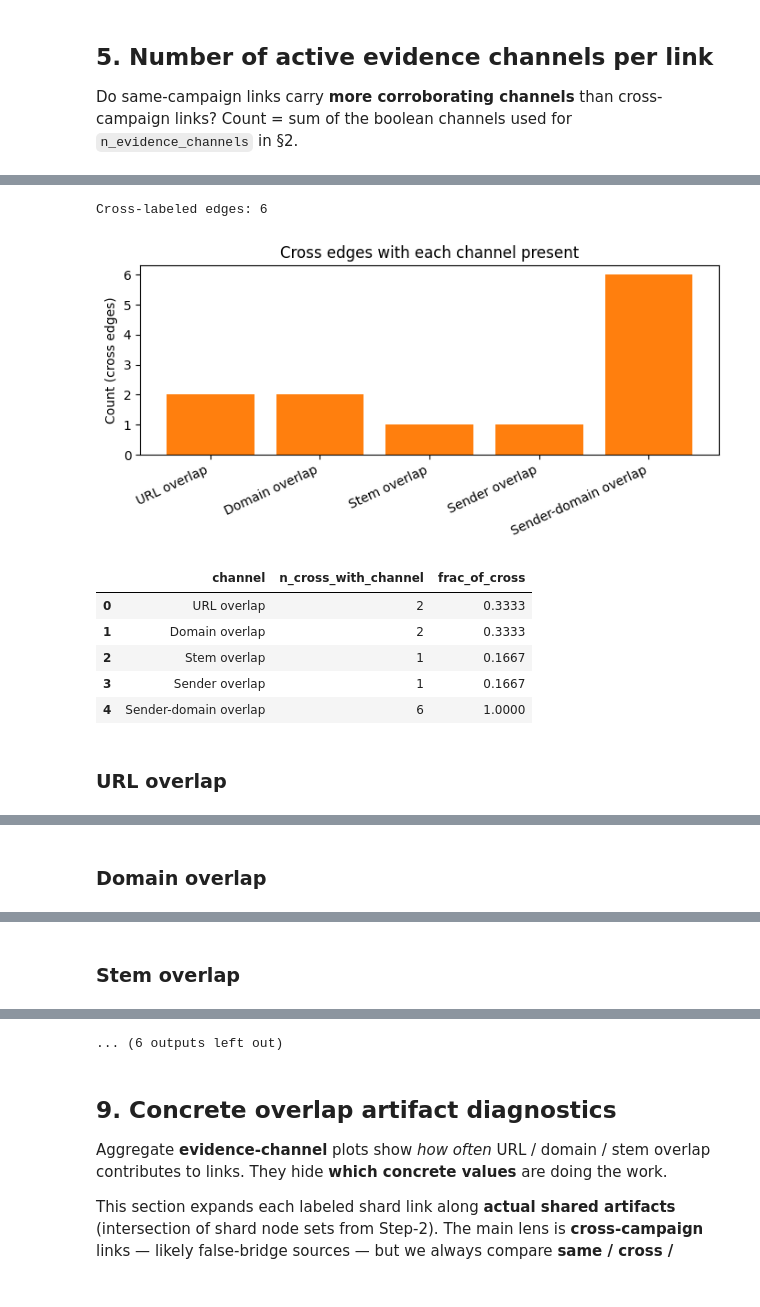
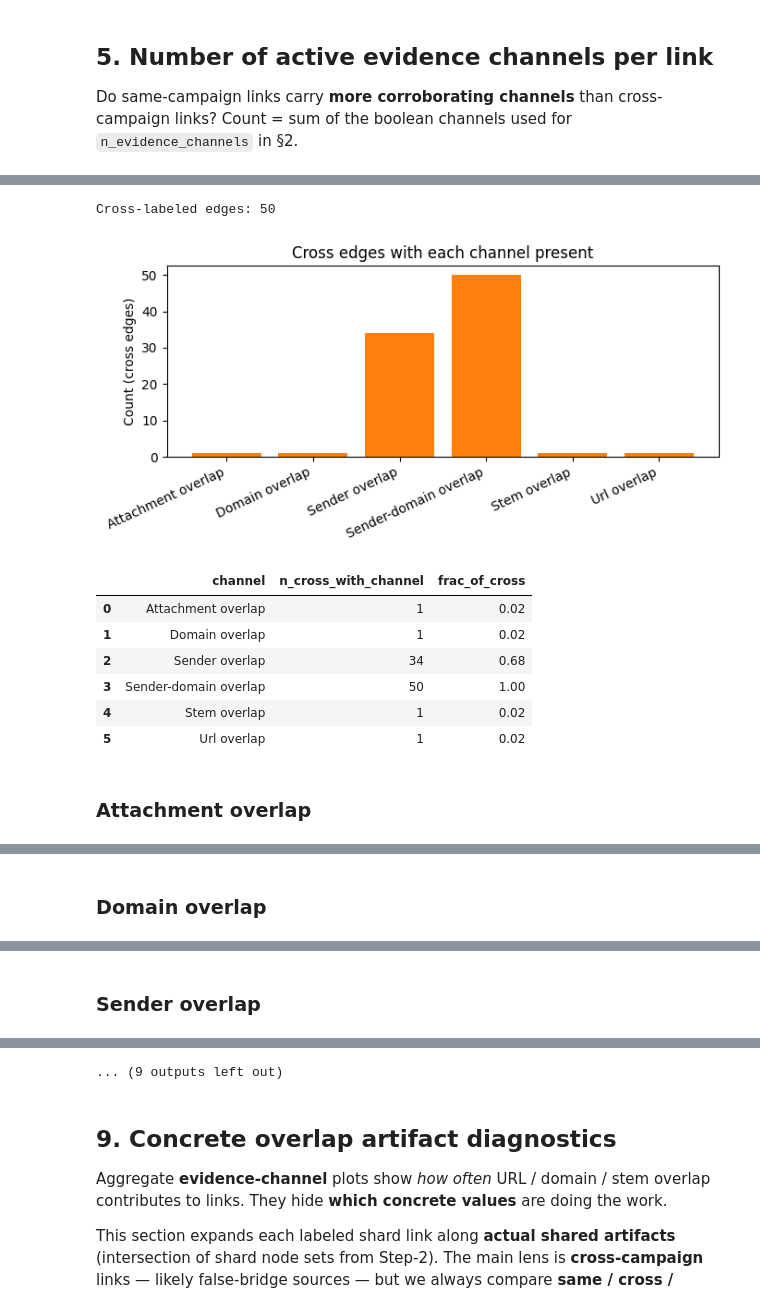
Before and after one commit to DeLyXHardiee/GNN-Campaign-Detection, a Jupyter notebook: analysis/semantic_shard_oracle_headroom_analysis.ipynb, the cells around one changed output, grey strips where cells are left out. Cells and saved outputs as stored; diff of their text form; code cells hidden in the pictures.

```diff
--- a/analysis/semantic_shard_oracle_headroom_analysis.ipynb
+++ b/analysis/semantic_shard_oracle_headroom_analysis.ipynb
@@ -26,7 +26,7 @@ if str(PROJECT_ROOT) not in sys.path:
 
 STEP1_ASSIGNMENTS = PROJECT_ROOT / "analysis" / "output" / "semantic_shard_step1" / "semantic_shard_step1_assignments.csv"
 STEP2_DIR = PROJECT_ROOT / "analysis" / "output" / "semantic_shard_step2_graph"
-GT_JSON = PROJECT_ROOT / "data" / "groundtruth" / "ground_truth.json"
+GT_JSON = PROJECT_ROOT / "data" / "groundtruth" / "ground_truth_merged.json"
 
 OUT_DIR = PROJECT_ROOT / "analysis" / "output" / "semantic_shard_oracle_headroom"
 OUT_DIR.mkdir(parents=True, exist_ok=True)
@@ -37,8 +37,6 @@ ORACLE_PURITY_THRESHOLD = 1.0
 COLOR_SAME = "#1f77b4"
 COLOR_CROSS = "#ff7f0e"
 COLOR_AMBIG = "#7f7f7f"
-COLOR_HSLI = "#9467bd"
-COLOR_NON_HSLI = "#bcbd22"
 # %%
 from IPython.display import Markdown, display
 
@@ -316,9 +259,6 @@ else:
         plt.show()
 
     plot_grouped(labeled, "Evidence channels: same vs cross (all labeled same/cross)")
-    hs = labeled[labeled["is_hsli"]]
-    if len(hs) > 0:
-        plot_grouped(hs, "Evidence channels: same vs cross (HS-LI only)")
     diff_vals = [
         frac_active(labeled[labeled["link_label"] == "same"], c)
         - frac_active(labeled[labeled["link_label"] == "cross"], c)
@@ -563,7 +411,7 @@ else:
     plt.show()
     display(ch_summary.round(4))
 
-for spec in CROSS_EDGE_CHANNEL_INSPECTION_SPECS:
+for spec in infer_cross_edge_channel_specs(edge_cross):
     display(Markdown(f"### {spec['title']}"))
     if spec["has_col"] not in edge_cross.columns:
         display(Markdown(f"_Skipping — column `{spec['has_col']}` not present._"))
@@ -586,41 +434,42 @@ for spec in CROSS_EDGE_CHANNEL_INSPECTION_SPECS:
         continue
     num_cols = [c for c in tab.columns if c not in _TEXT_PREVIEW_COLS]
     show = tab.copy()
     for c in num_cols:
         if show[c].dtype.kind in "fc":
             show[c] = pd.to_numeric(show[c], errors="coerce").round(4)
     with pd.option_context("display.max_colwidth", None):
         display(show)
     for _, r in tab.iterrows():
         prev = r.get("shared_values_preview", "") or "(no preview; see counts above)"
         sem_v = r.get("semantic_aggregate")
         inf_v = r.get("infra_aggregate")
         sem_s = f"{float(sem_v):.3f}" if pd.notna(sem_v) else "nan"
         inf_s = f"{float(inf_v):.3f}" if pd.notna(inf_v) else "nan"
         print(
             f"{r['src_shard']} ↔ {r['dst_shard']} | "
             f"campaigns {r.get('src_dominant_campaign')} vs {r.get('dst_dominant_campaign')} | "
-            f"HS-LI={r.get('is_hsli')} | sem={sem_s} infra={inf_s} | shared: {prev}"
+            f"sem={sem_s} infra={inf_s} | shared: {prev}"
         )
         print("  src external_ids (full):")
         for eid in _shard_member_ids.get(str(r["src_shard"]), []):
             print(f"    {eid}")
         if not _shard_member_ids.get(str(r["src_shard"]), []):
             print("    (none)")
         print("  dst external_ids (full):")
         for eid in _shard_member_ids.get(str(r["dst_shard"]), []):
             print(f"    {eid}")
         if not _shard_member_ids.get(str(r["dst_shard"]), []):
             print("    (none)")
     print()
 # %% [output]
-Cross-labeled edges: 6
+Cross-labeled edges: 50
-[figure, old version]
+[figure, new version]
 |  | channel | n_cross_with_channel | frac_of_cross |
-| 0 | URL overlap | 2 | 0.3333 |
-| 1 | Domain overlap | 2 | 0.3333 |
-| 2 | Stem overlap | 1 | 0.1667 |
-| 3 | Sender overlap | 1 | 0.1667 |
-| 4 | Sender-domain overlap | 6 | 1.0000 |
+| 0 | Attachment overlap | 1 | 0.02 |
+| 1 | Domain overlap | 1 | 0.02 |
+| 2 | Sender overlap | 34 | 0.68 |
+| 3 | Sender-domain overlap | 50 | 1.00 |
+| 4 | Stem overlap | 1 | 0.02 |
+| 5 | Url overlap | 1 | 0.02 |
-### URL overlap
+### Attachment overlap
 |  | src_shard | dst_shard | src_member_ids_preview | dst_member_ids_preview | src_dominant_campaign | ... |
@@ -664,5 +511,5 @@ shard_107 ↔ shard_369 | campaigns 41.0 vs 206.0 | HS-LI=False | sem=0.825 infr
     AQMkADRlZjU3OTNlLTg0YmUtNGVjMi04M2MzLWMyZjgxZGIzYzRiNwBGAAADtqt2vzy4E0qn_gnFnZoyOgcAoujdSKU_hE_VWZWuokHqkgAAAgEMAAAAoujdSKU_hE_VWZWuokHqkgADtczP0AAAAA==
     AQMkADRlZjU3OTNlLTg0YmUtNGVjMi04M2MzLWMyZjgxZGIzYzRiNwBGAAADtqt2vzy4E0qn_gnFnZoyOgcAoujdSKU_hE_VWZWuokHqkgAAAgEMAAAAoujdSKU_hE_VWZWuokHqkgADtczPoQAAAA==
     AQMkADRlZjU3OTNlLTg0YmUtNGVjMi04M2MzLWMyZjgxZGIzYzRiNwBGAAADtqt2vzy4E0qn_gnFnZoyOgcAoujdSKU_hE_VWZWuokHqkgAAAgEMAAAAoujdSKU_hE_VWZWuokHqkgADtczPqAAAAA==
-### Stem overlap
+### Sender overlap
 |  | src_shard | dst_shard | src_member_ids_preview | dst_member_ids_preview | src_dominant_campaign | ... |
@@ -687,4 +545,4 @@ shard_107 ↔ shard_369 | campaigns 41.0 vs 206.0 | HS-LI=False | sem=0.825 infr
-... (6 outputs left out)
+... (9 outputs left out)
 # %% [markdown]
 ## 9. Concrete overlap artifact diagnostics
 
```
Also changed, not shown: parts of 47 cells of this notebook, 44 other files.
